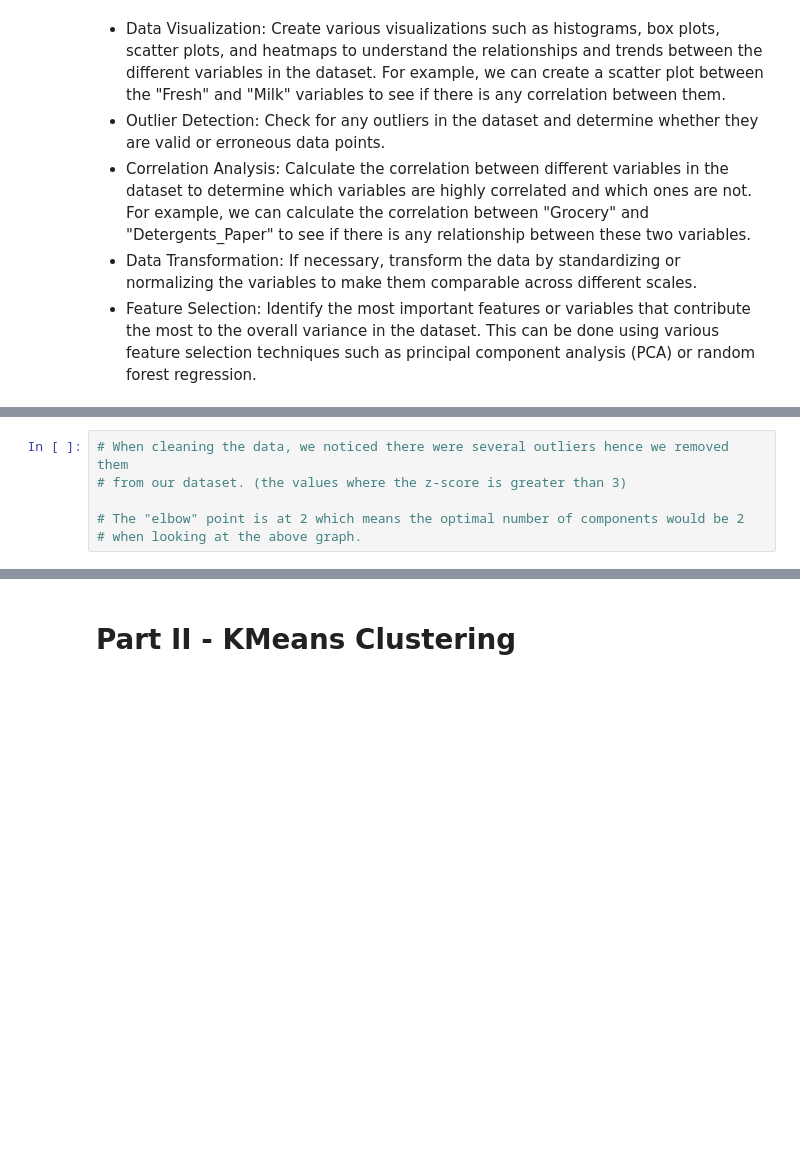
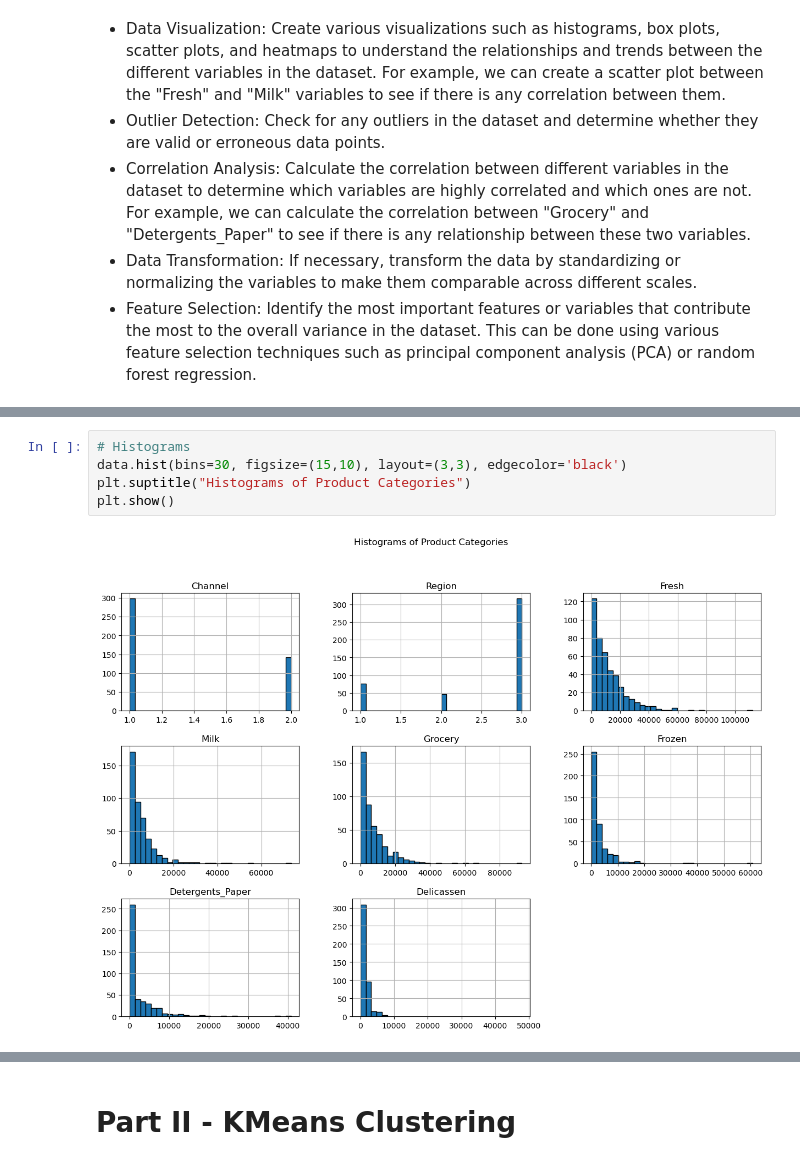
Before and after one commit to selwynreu/unsupervised-learning-project, a Jupyter notebook: Unsupervised Learning - Project.ipynb, the cells around one changed output, grey strips where cells are left out. Cells and saved outputs as stored; diff of their text form; blank space fills up the shorter version.

```diff
--- a/Unsupervised Learning - Project.ipynb
+++ b/Unsupervised Learning - Project.ipynb
@@ -155,6 +52,7 @@ Explained Variance Ratio:
-# %%
-# When cleaning the data, we noticed there were several outliers hence we removed them
-# from our dataset. (the values where the z-score is greater than 3)
-
-# The "elbow" point is at 2 which means the optimal number of components would be 2
-# when looking at the above graph.
+# %%
+# Histograms
+data.hist(bins=30, figsize=(15,10), layout=(3,3), edgecolor='black')
+plt.suptitle("Histograms of Product Categories")
+plt.show()
+# %% [output]
+[figure, added]
```
Also changed, not shown: parts of 37 cells of this notebook.
